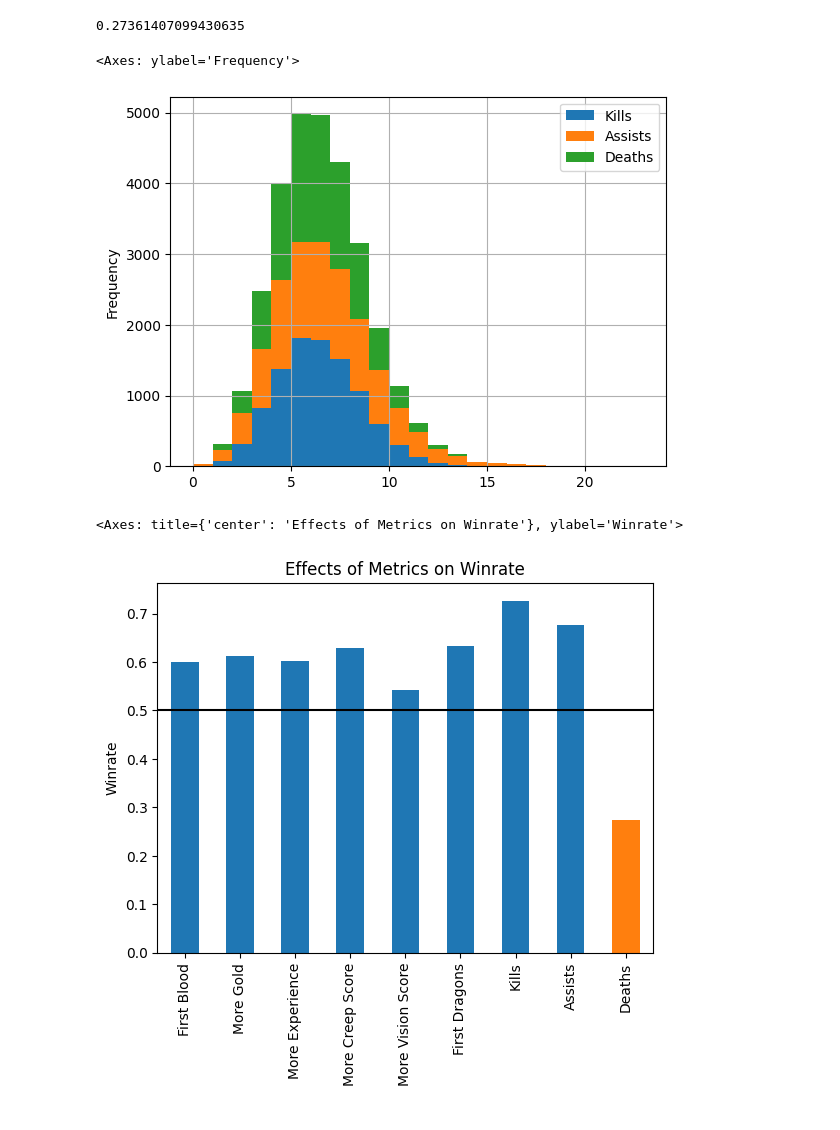
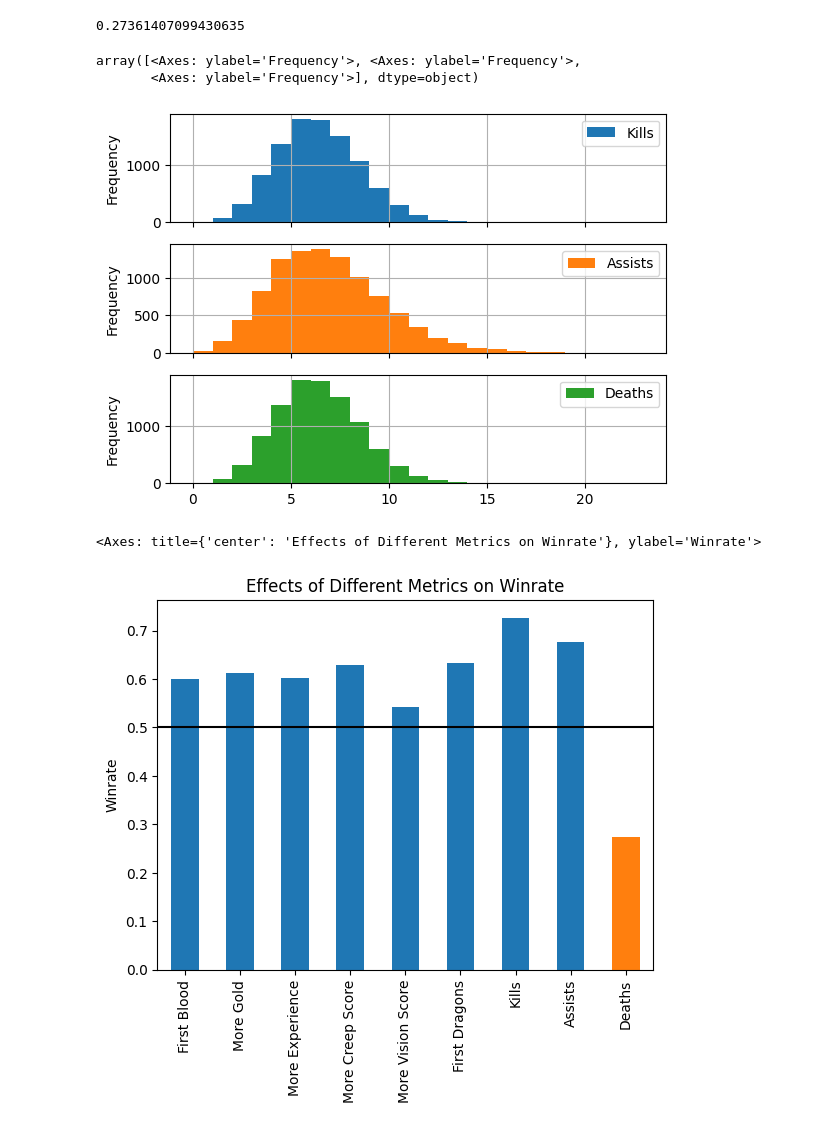
Before and after one commit to JanoKasu/Jupyter-Practice, a Jupyter notebook: main.ipynb, the cells around one changed output. Saved outputs shown, nothing was run; the diff lists cells and outputs as text; code cells hidden in the pictures.

```diff
--- a/main.ipynb
+++ b/main.ipynb
@@ -293,12 +319,13 @@ print(moreDeaths)
 # %%
 Kills = ((df['blueKills'] + df['redKills']) / 2)
 Assists = ((df['blueAssists'] + df['redAssists']) / 2)
 Deaths = ((df['blueDeaths'] + df['redDeaths']) / 2)
 graph = pd.DataFrame({'Kills' : Kills, 'Assists' : Assists, 'Deaths' : Deaths})
-graph.plot(kind='hist', grid=True, stacked=True, bins=23)
+graph.plot(kind='hist', grid=True, subplots=True, bins=23)
 # %% [output]
-<Axes: ylabel='Frequency'>
+array([<Axes: ylabel='Frequency'>, <Axes: ylabel='Frequency'>,
+       <Axes: ylabel='Frequency'>], dtype=object)
-[figure, old version]
+[figure, new version]
 # %%
 # Graph of experience, gold, creep score, vision score, and elite monsters
 graph = pd.Series({'First Blood' : firstBloodWinrate,
@@ -316,7 +343,7 @@ my_colors = []
 for bar in graph:
 	my_colors.append('C0' if bar >= 0.5 else 'C1')
 
-graph.plot(kind='bar', ylabel='Winrate', title='Effects of Metrics on Winrate', color=my_colors)
+graph.plot(kind='bar', ylabel='Winrate', title='Effects of Different Metrics on Winrate', color=my_colors)
 # %% [output]
-<Axes: title={'center': 'Effects of Metrics on Winrate'}, ylabel='Winrate'>
+<Axes: title={'center': 'Effects of Different Metrics on Winrate'}, ylabel='Winrate'>
-[figure, old version]
+[figure, new version]
```
Also changed, not shown: parts of 4 cells of this notebook.
